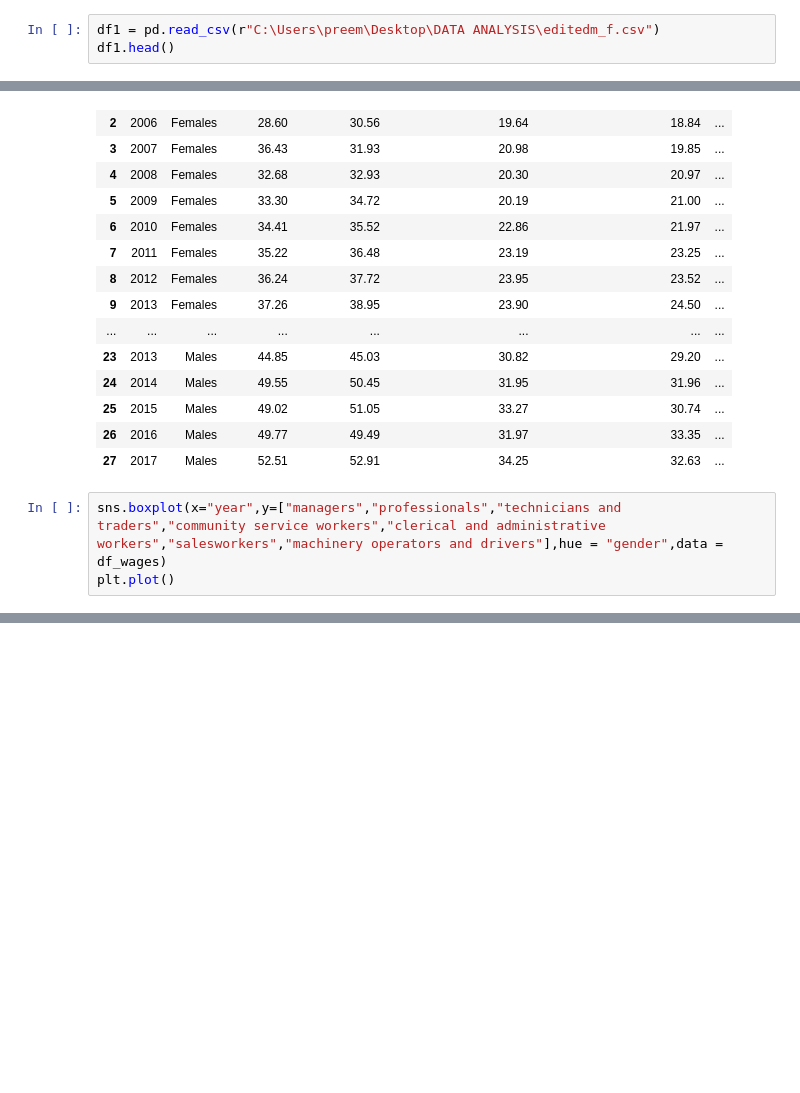
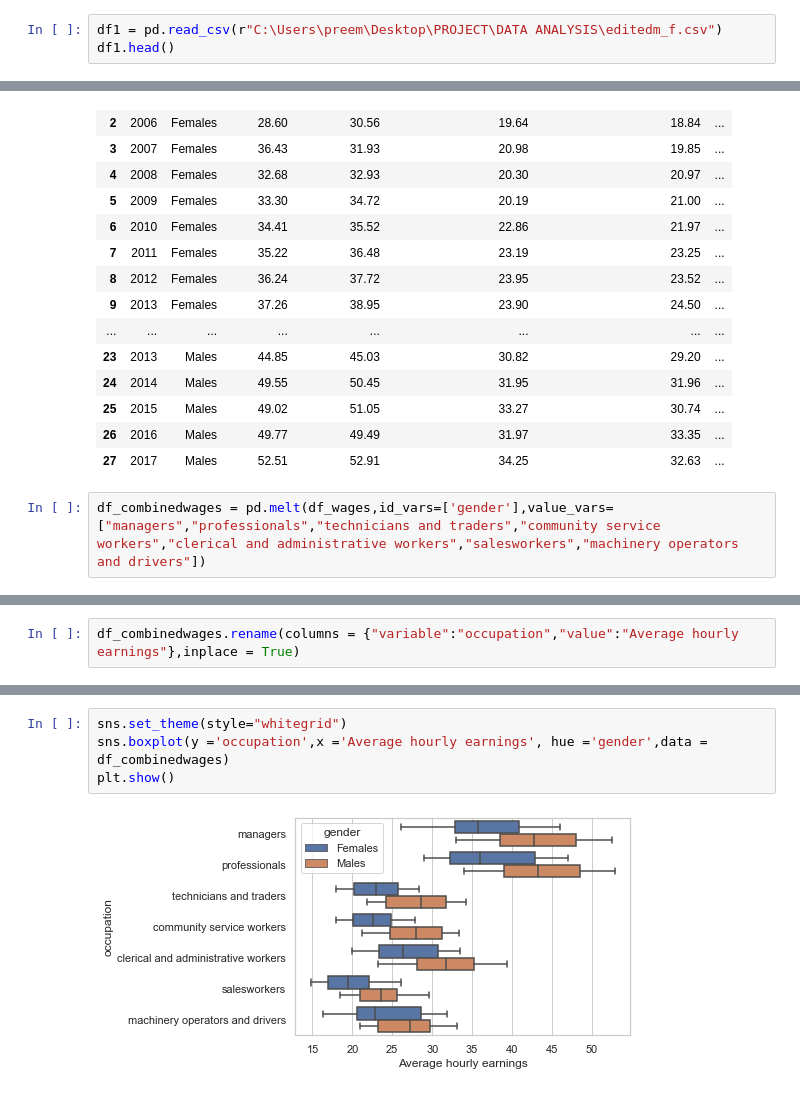
Before and after one commit to Preeti-Mathews-01/GENDER-WAGE-GAP-ANALYSIS, a Jupyter notebook: GENDER WAGE GAP ANALYSIS.ipynb, the cells around one changed output, grey strips where cells are left out. Saved outputs shown, nothing was run; the diff lists cells and outputs as text; blank space fills up the shorter version.

```diff
--- a/GENDER WAGE GAP ANALYSIS.ipynb
+++ b/GENDER WAGE GAP ANALYSIS.ipynb
@@ -55,7 +8,7 @@ sns.boxplot(x='gender',y='managers',data = df) #boxplot based on the gender(male
 # %%
 #appending columns of both genders and their professions together through the years(2004-2017)
 # %%
-df1 = pd.read_csv(r"C:\Users\preem\Desktop\DATA ANALYSIS\editedm_f.csv")
+df1 = pd.read_csv(r"C:\Users\preem\Desktop\PROJECT\DATA ANALYSIS\editedm_f.csv")
 df1.head()
 # %% [output]
 |  | year | females | femalesmanagers | femaleprofessionals | femaletechniciansandtradesworkers | femalecommunityandpersonalservice... | ... |
@@ -110,5 +63,4 @@ df_wages
 | 26 | 2016 | Males | 49.77 | 49.49 | 31.97 | 33.35 | ... |
 | 27 | 2017 | Males | 52.51 | 52.91 | 34.25 | 32.63 | ... |
 # %%
-sns.boxplot(x="year",y=["managers","professionals","technicians and traders","community service workers","clerical and administrative workers","salesworkers","machinery operators and drivers"],hue = "gender",data = df_wages)
-plt.plot()
+df_combinedwages = pd.melt(df_wages,id_vars=['gender'],value_vars=["managers","professionals","technicians and traders","community service workers","clerical and administrative workers","salesworkers","machinery operators and drivers"])
@@ -116,0 +85,2 @@ ValueError: The truth value of a Series is ambiguous. Use a.empty, a.bool(), a.i
+# %%
+df_combinedwages.rename(columns = {"variable":"occupation","value":"Average hourly earnings"},inplace = True)
@@ -116,0 +103,6 @@ ValueError: The truth value of a Series is ambiguous. Use a.empty, a.bool(), a.i
+# %%
+sns.set_theme(style="whitegrid")
+sns.boxplot(y ='occupation',x ='Average hourly earnings', hue ='gender',data = df_combinedwages)
+plt.show()
+# %% [output]
+[figure, added]
```
Also changed, not shown: parts of 8 cells of this notebook.
